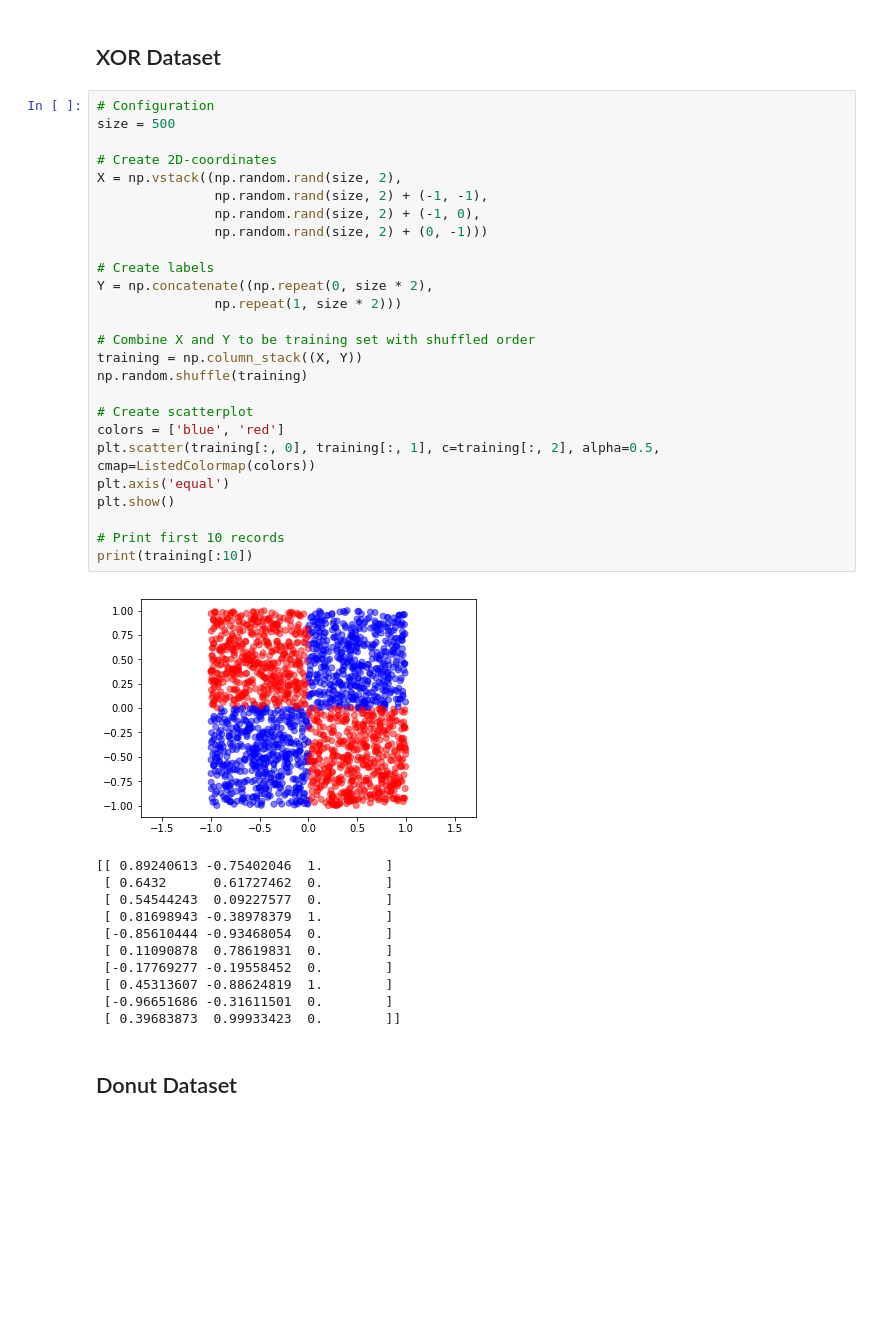
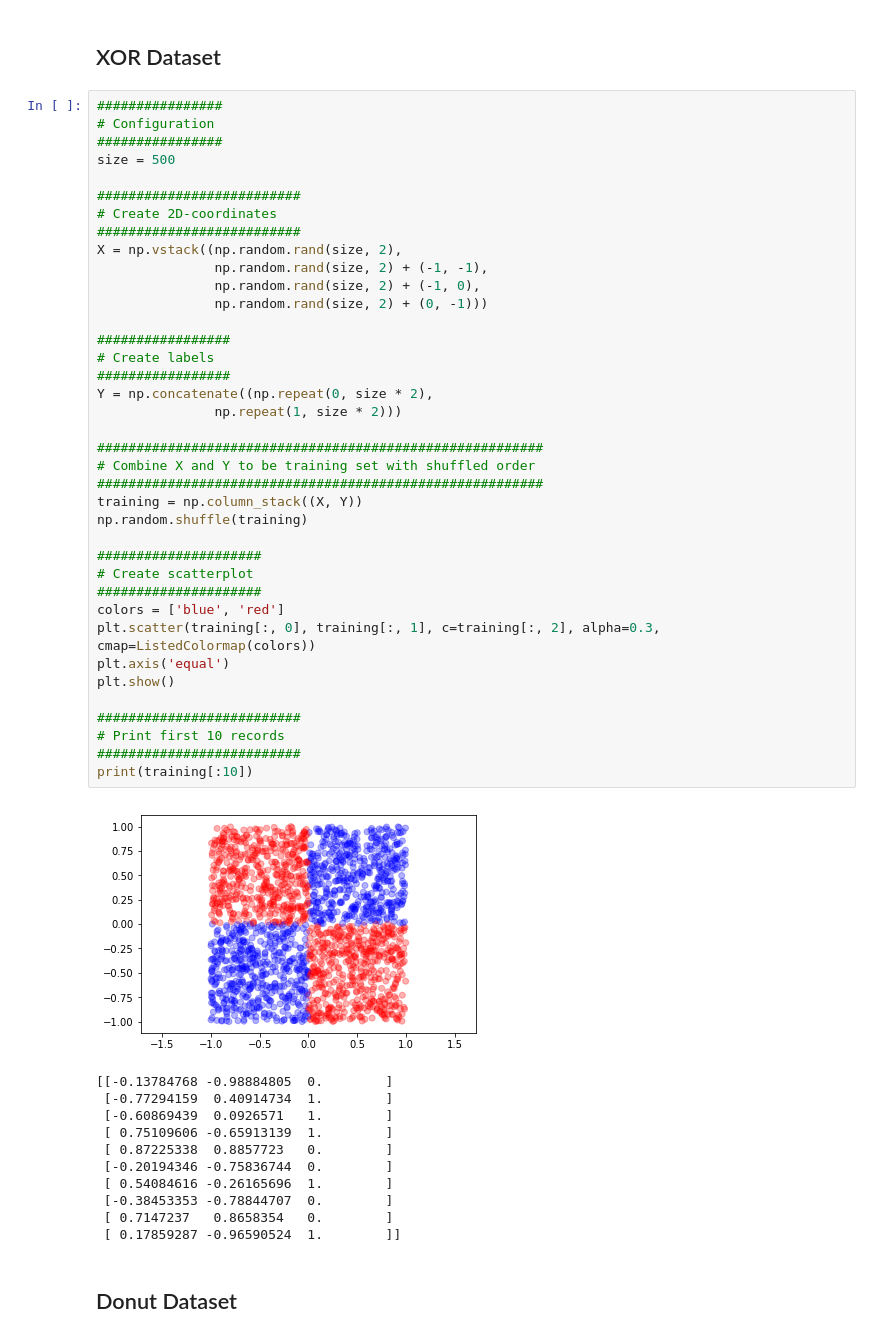
Before and after one commit to woo-chia-wei/python-data-visualization, a Jupyter notebook: dataset_in_different_shapes.ipynb, the cells around one changed output. Saved outputs shown, nothing was run; the diff lists cells and outputs as text; blank space fills up the shorter version.

```diff
--- a/dataset_in_different_shapes.ipynb
+++ b/dataset_in_different_shapes.ipynb
@@ -7,43 +7,55 @@ from matplotlib.colors import ListedColormap
 # %% [markdown]
 ## XOR Dataset
 # %%
+################
 # Configuration
+################
 size = 500
 
+##########################
 # Create 2D-coordinates
+##########################
 X = np.vstack((np.random.rand(size, 2),
                np.random.rand(size, 2) + (-1, -1),
                np.random.rand(size, 2) + (-1, 0),
                np.random.rand(size, 2) + (0, -1)))
 
+#################
 # Create labels
+#################
 Y = np.concatenate((np.repeat(0, size * 2),
                np.repeat(1, size * 2)))
 
+#########################################################
 # Combine X and Y to be training set with shuffled order
+#########################################################
 training = np.column_stack((X, Y))
 np.random.shuffle(training)
 
+#####################
 # Create scatterplot
+#####################
 colors = ['blue', 'red']
-plt.scatter(training[:, 0], training[:, 1], c=training[:, 2], alpha=0.5, cmap=ListedColormap(colors))
+plt.scatter(training[:, 0], training[:, 1], c=training[:, 2], alpha=0.3, cmap=ListedColormap(colors))
 plt.axis('equal')
 plt.show()
 
+##########################
 # Print first 10 records
+##########################
 print(training[:10])
 # %% [output]
-[figure, old version]
+[figure, new version]
-[[ 0.89240613 -0.75402046  1.        ]
- [ 0.6432      0.61727462  0.        ]
- [ 0.54544243  0.09227577  0.        ]
- [ 0.81698943 -0.38978379  1.        ]
- [-0.85610444 -0.93468054  0.        ]
- [ 0.11090878  0.78619831  0.        ]
- [-0.17769277 -0.19558452  0.        ]
- [ 0.45313607 -0.88624819  1.        ]
- [-0.96651686 -0.31611501  0.        ]
- [ 0.39683873  0.99933423  0.        ]]
+[[-0.13784768 -0.98884805  0.        ]
+ [-0.77294159  0.40914734  1.        ]
+ [-0.60869439  0.0926571   1.        ]
+ [ 0.75109606 -0.65913139  1.        ]
+ [ 0.87225338  0.8857723   0.        ]
+ [-0.20194346 -0.75836744  0.        ]
+ [ 0.54084616 -0.26165696  1.        ]
+ [-0.38453353 -0.78844707  0.        ]
+ [ 0.7147237   0.8658354   0.        ]
+ [ 0.17859287 -0.96590524  1.        ]]
 # %% [markdown]
 ## Donut Dataset
 # %%
```
Also changed, not shown: parts of 3 cells of this notebook.
